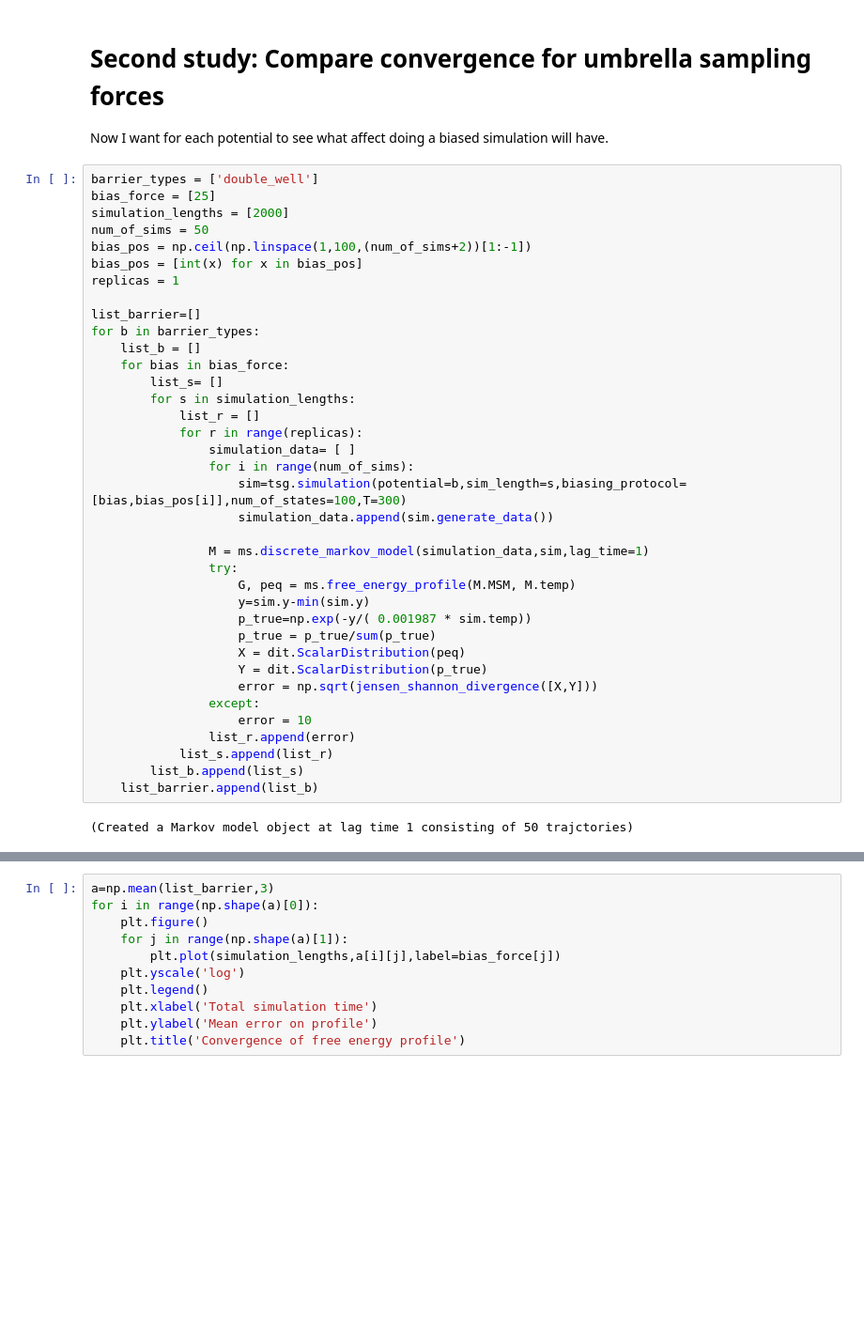
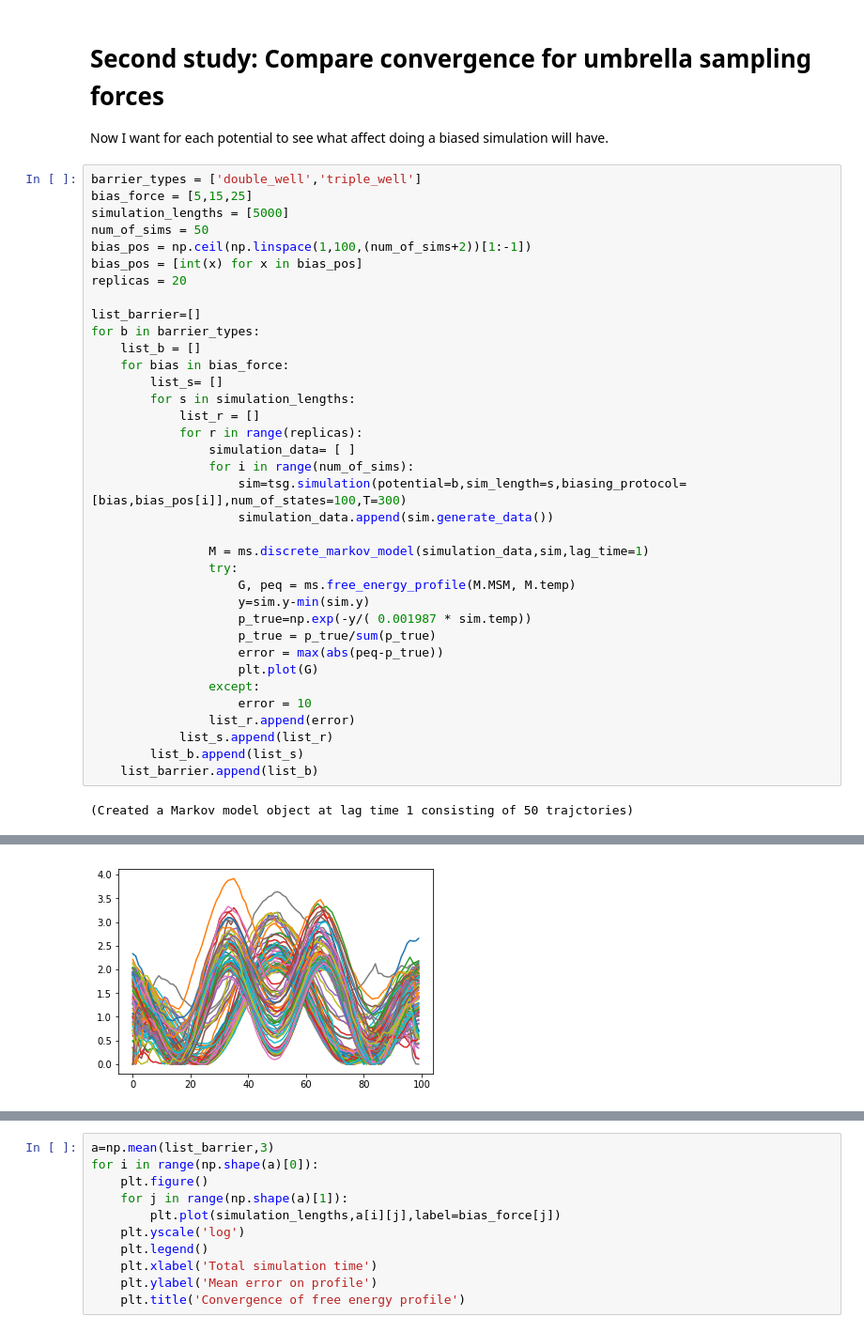
Before and after one commit to adamkells/NN_RC_identification, a Jupyter notebook: project.ipynb, the cells around one changed output, grey strips where cells are left out. Shown: that part at 94% size. Cells and saved outputs as stored; diff of their text form; blank space fills up the shorter version.

```diff
--- a/project.ipynb
+++ b/project.ipynb
@@ -109,13 +133,13 @@ for count,vec in enumerate(a):
 
 Now I want for each potential to see what affect doing a biased simulation will have.
 # %%
-barrier_types = ['double_well']
-bias_force = [25]
-simulation_lengths = [2000]
+barrier_types = ['double_well','triple_well']
+bias_force = [5,15,25]
+simulation_lengths = [5000]
 num_of_sims = 50
 bias_pos = np.ceil(np.linspace(1,100,(num_of_sims+2))[1:-1])
 bias_pos = [int(x) for x in bias_pos]
-replicas = 1
+replicas = 20
 
 list_barrier=[]
 for b in barrier_types:
@@ -136,9 +160,8 @@ for b in barrier_types:
                     y=sim.y-min(sim.y)
                     p_true=np.exp(-y/( 0.001987 * sim.temp))
                     p_true = p_true/sum(p_true)
-                    X = dit.ScalarDistribution(peq)
-                    Y = dit.ScalarDistribution(p_true)
-                    error = np.sqrt(jensen_shannon_divergence([X,Y]))
+                    error = max(abs(peq-p_true))
+                    plt.plot(G)
                 except:
                     error = 10
                 list_r.append(error)
@@ -149,0 +190 @@ for b in barrier_types:
+[figure, added]
```
Also changed, not shown: parts of 14 cells of this notebook, 4 other files.
